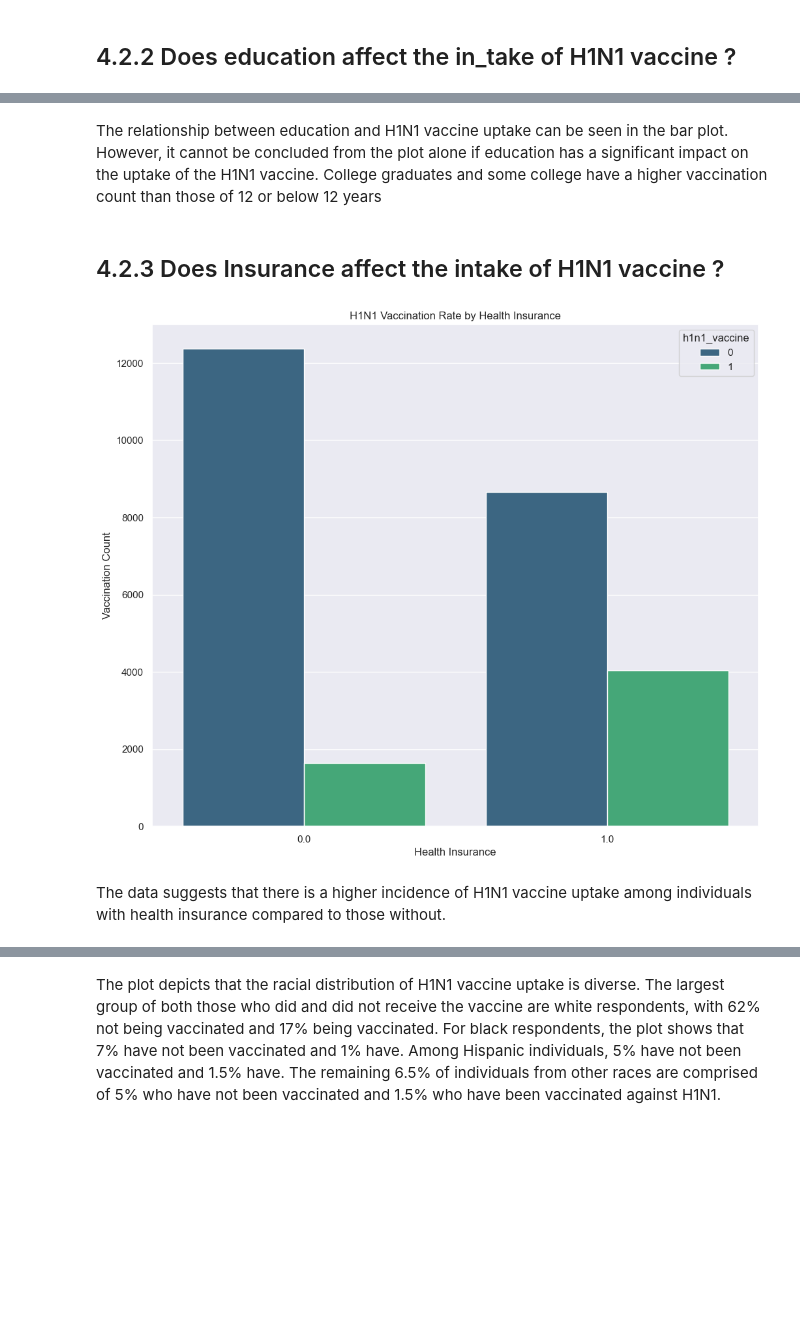
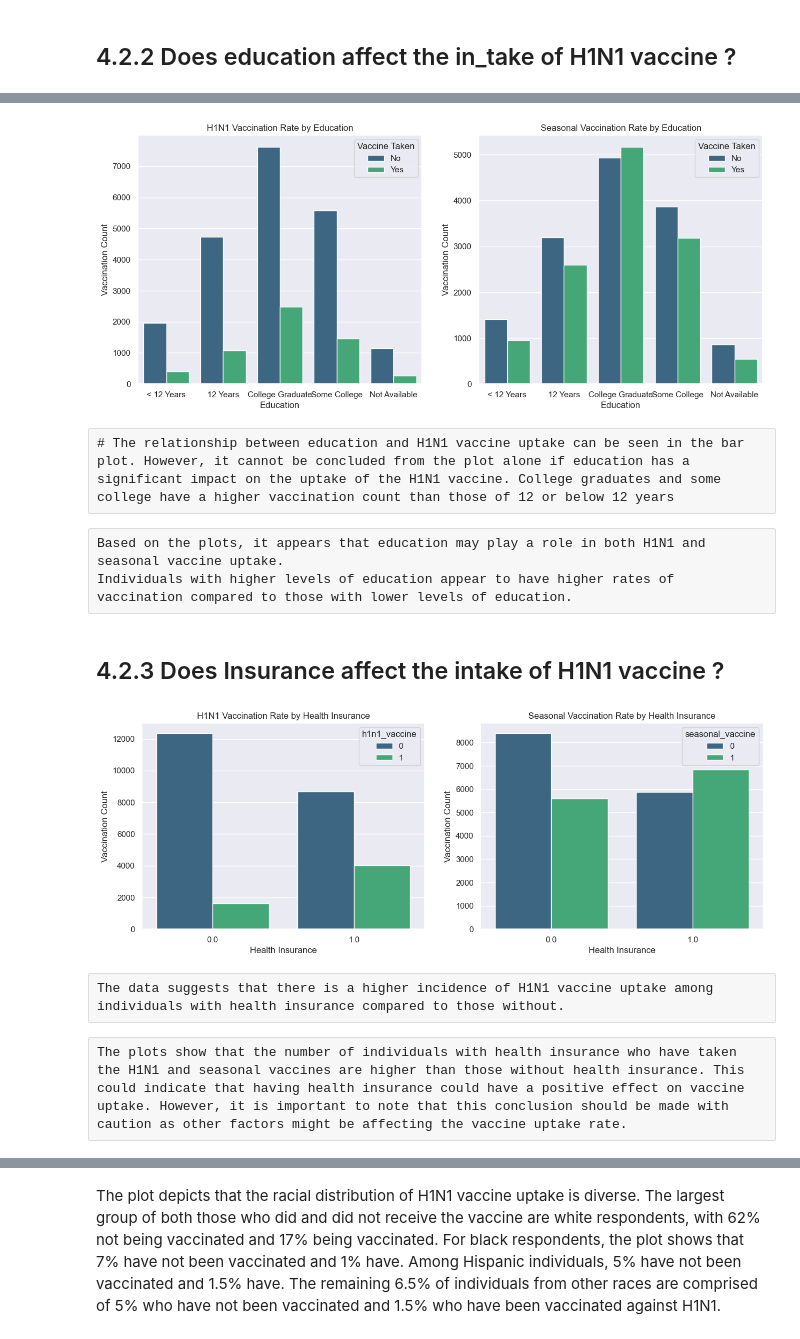
Before and after one commit to BrianKip035/Phase3-project, a Jupyter notebook: index.ipynb, the cells around one changed output, grey strips where cells are left out. Drawn from its saved outputs; the diff is of its cells as text; code cells hidden in the pictures; blank space fills up the shorter version.

```diff
--- a/index.ipynb
+++ b/index.ipynb
@@ -558,8 +559,0 @@ We have a take and observe the distribution the target variable which is h1n1_va
-# %%
-sns.set(rc={'figure.figsize': (12, 10)})
-sns.set_palette("viridis")
-
-univariate_plot = sns.distplot(joined_df['h1n1_vaccine'], bins=5)
-univariate_plot.set_title("Distribution of H1N1 Vaccine Uptake")
-
-plt.show()
@@ -578,0 +560,19 @@ The kurtosis of -0.0233 suggests that the distribution is relatively flat. This
+# %%
+sns.set(rc={'figure.figsize': (18, 10)})
+sns.set_palette("viridis")
+
+# Plotting the distribution of both h1n1_vaccine and seasonal_vaccine side by side
+fig, ax = plt.subplots(1, 2, figsize=(12, 5))
+univariate_plot = sns.distplot(joined_df['h1n1_vaccine'], bins=5, ax=ax[0])
+univariate_plot.set_title("Distribution of H1N1 Vaccine Uptake")
+univariate_plot2 = sns.distplot(joined_df['seasonal_vaccine'], bins=5, ax=ax[1])
+univariate_plot2.set_title("Distribution of Seasonal Vaccine Uptake")
+fig.tight_layout()
+plt.show()
+#fig.savefig('vaccine_uptake_distribution.png')
+
+# Checking for skewness and kurtosis of both variables
+print(f"The h1n1_vaccine variable has a skewness of {skew(joined_df['h1n1_vaccine'])}.")
+print(f"The h1n1_vaccine variable has a kurtosis of {kurtosis(joined_df['h1n1_vaccine'])}.")
+print(f"The seasonal_vaccine variable has a skewness of {skew(joined_df['seasonal_vaccine'])}.")
+print(f"The seasonal_vaccine variable has a kurtosis of {kurtosis(joined_df['seasonal_vaccine'])}.")
@@ -648,16 +658,50 @@ plt.show()
-# %% [markdown]
-The relationship between education and H1N1 vaccine uptake can be seen in the bar plot. However, it cannot be concluded from the plot alone if education has a significant impact on the uptake of the H1N1 vaccine. College graduates and some college have a higher vaccination count than those of 12 or below 12 years
+# %%
+#Bar plot of H1N1 and seasonal vaccination rate by education
+fig, ax = plt.subplots(nrows=1, ncols=2, figsize=(15, 6))
+
+#Plotting H1N1 vaccination rate by education
+sns.countplot(x='education', hue='h1n1_vaccine', data=joined_df, palette='viridis', ax=ax[0])
+ax[0].set_xlabel('Education')
+ax[0].set_ylabel('Vaccination Count')
+ax[0].set_title('H1N1 Vaccination Rate by Education')
+ax[0].legend(title='Vaccine Taken', labels=['No', 'Yes'])
+
+#Plotting seasonal vaccination rate by education
+sns.countplot(x='education', hue='seasonal_vaccine', data=joined_df, palette='viridis', ax=ax[1])
+ax[1].set_xlabel('Education')
+ax[1].set_ylabel('Vaccination Count')
+ax[1].set_title('Seasonal Vaccination Rate by Education')
+ax[1].legend(title='Vaccine Taken', labels=['No', 'Yes'])
+
+plt.show()
+# %% [output]
+[figure, added]
+# %% [raw]
+# The relationship between education and H1N1 vaccine uptake can be seen in the bar plot. However, it cannot be concluded from the plot alone if education has a significant impact on the uptake of the H1N1 vaccine. College graduates and some college have a higher vaccination count than those of 12 or below 12 years
+# %% [raw]
+Based on the plots, it appears that education may play a role in both H1N1 and seasonal vaccine uptake.
+Individuals with higher levels of education appear to have higher rates of vaccination compared to those with lower levels of education.
 # %% [markdown]
 ## 4.2.3 Does Insurance  affect the intake of H1N1 vaccine ?
 # %%
 #Bar plot of vaccination rate by insurance
-sns.countplot(x='health_insurance', hue='h1n1_vaccine', data=joined_df, palette='viridis')
-plt.xlabel('Health Insurance')
-plt.ylabel('Vaccination Count')
-plt.title('H1N1 Vaccination Rate by Health Insurance')
+fig, ax = plt.subplots(nrows=1, ncols=2, figsize=(15, 5))
+
+sns.countplot(x='health_insurance', hue='h1n1_vaccine', data=joined_df, palette='viridis', ax=ax[0])
+ax[0].set_xlabel('Health Insurance')
+ax[0].set_ylabel('Vaccination Count')
+ax[0].set_title('H1N1 Vaccination Rate by Health Insurance')
+
+sns.countplot(x='health_insurance', hue='seasonal_vaccine', data=joined_df, palette='viridis', ax=ax[1])
+ax[1].set_xlabel('Health Insurance')
+ax[1].set_ylabel('Vaccination Count')
+ax[1].set_title('Seasonal Vaccination Rate by Health Insurance')
+
 plt.show()
 # %% [output]
-[figure, old version]
+[figure, new version]
-# %% [markdown]
-The data suggests that there is a higher incidence of H1N1 vaccine uptake among individuals with health insurance compared to those without.
+# %% [raw]
+The data suggests that there is a higher incidence of H1N1 vaccine uptake among individuals with health insurance compared to those without.
+# %% [raw]
+The plots show that the number of individuals with health insurance who have taken the H1N1 and seasonal vaccines are higher than those without health insurance. This could indicate that having health insurance could have a positive effect on vaccine uptake. However, it is important to note that this conclusion should be made with caution as other factors might be affecting the vaccine uptake rate.
 # %% [markdown]
```
Also changed, not shown: parts of 46 cells of this notebook.
